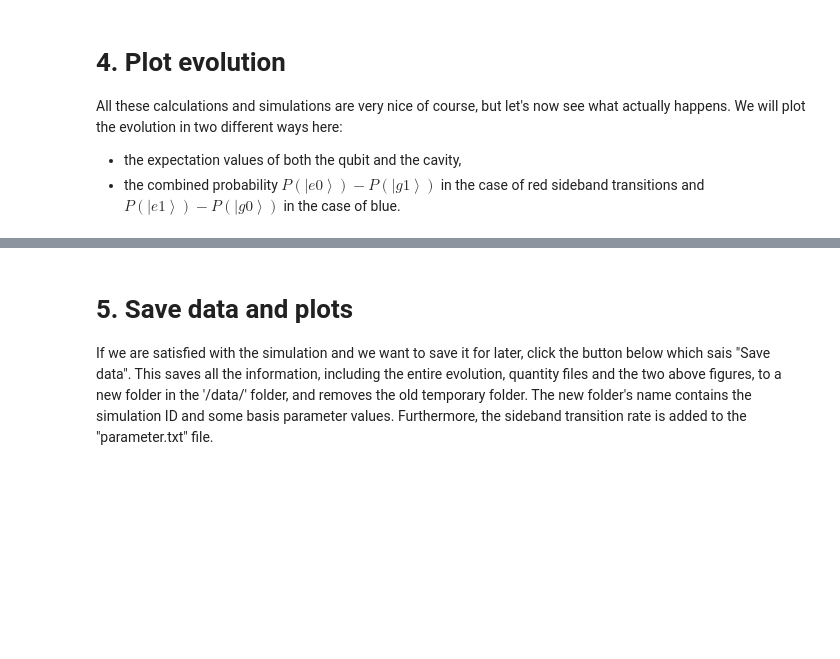
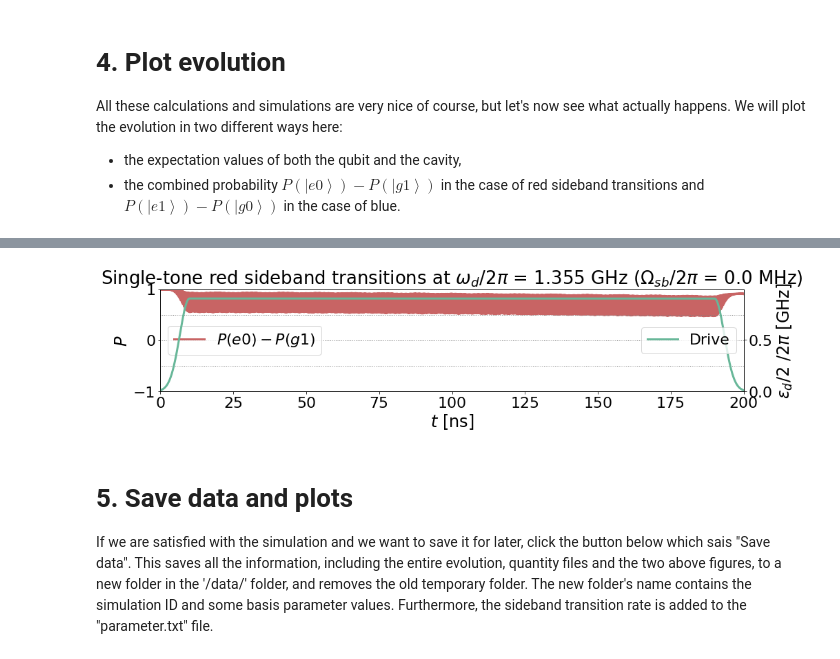
Before and after one commit to wouterkesselsap/thesis, a Jupyter notebook: 2p_sideband_higher_mode.ipynb, the cells around one changed output, grey strips where cells are left out. Drawn from its saved outputs; the diff is of its cells as text; code cells hidden in the pictures; blank space fills up the shorter version.

```diff
--- a/2p_sideband_higher_mode.ipynb
+++ b/2p_sideband_higher_mode.ipynb
@@ -784,3 +691,25 @@ elif sb == 'blue':
+# %%
+# Plot combined probabilities
+xlim = None       # range of horizontal axis
+ylim = None       # range of vertical axis
+figsize = [15,4]  # figure size
+
+if sb == 'red':
+    if Nt == 1:
+        fig, axp = sb_combined_probs(times, sb, Nt, H_args, coupling, xlim=xlim, ylim=ylim, figsize=figsize,
+                                e0=e0, g1=g1, wd=wd, wsb=wsb, eps=eps)
+    elif Nt == 2:
+        fig, axp = sb_combined_probs(times, sb, Nt, H_args, coupling, xlim=xlim, ylim=ylim, figsize=figsize,
+                                e0=e0, g1=g1, wsb=wsb, epsq=epsq, epsc=epsc)
+elif sb == 'blue':
+    if Nt == 1:
+        fig, axp = sb_combined_probs(times, sb, Nt, H_args, coupling, xlim=xlim, ylim=ylim, figsize=figsize,
+                                e1=e1, g0=g0, wd=wd, wsb=wsb, eps=eps)
+    elif Nt == 2:
+        fig, axp = sb_combined_probs(times, sb, Nt, H_args, coupling, xlim=xlim, ylim=ylim, figsize=figsize,
+                                e1=e1, g0=g0, wsb=wsb, epsq=epsq, epsc=epsc)
+# %% [output]
+[figure, added]
 # %% [markdown]
 # 5. Save data and plots
 If we are satisfied with the simulation and we want to save it for later, click the button below which sais "Save data". This saves all the information, including the entire evolution, quantity files and the two above figures, to a new folder in the '/data/' folder, and removes the old temporary folder. The new folder's name contains the simulation ID and some basis parameter values. Furthermore, the sideband transition rate is added to the "parameter.txt" file.
```
Also changed, not shown: parts of 31 cells of this notebook, 1 other file.
